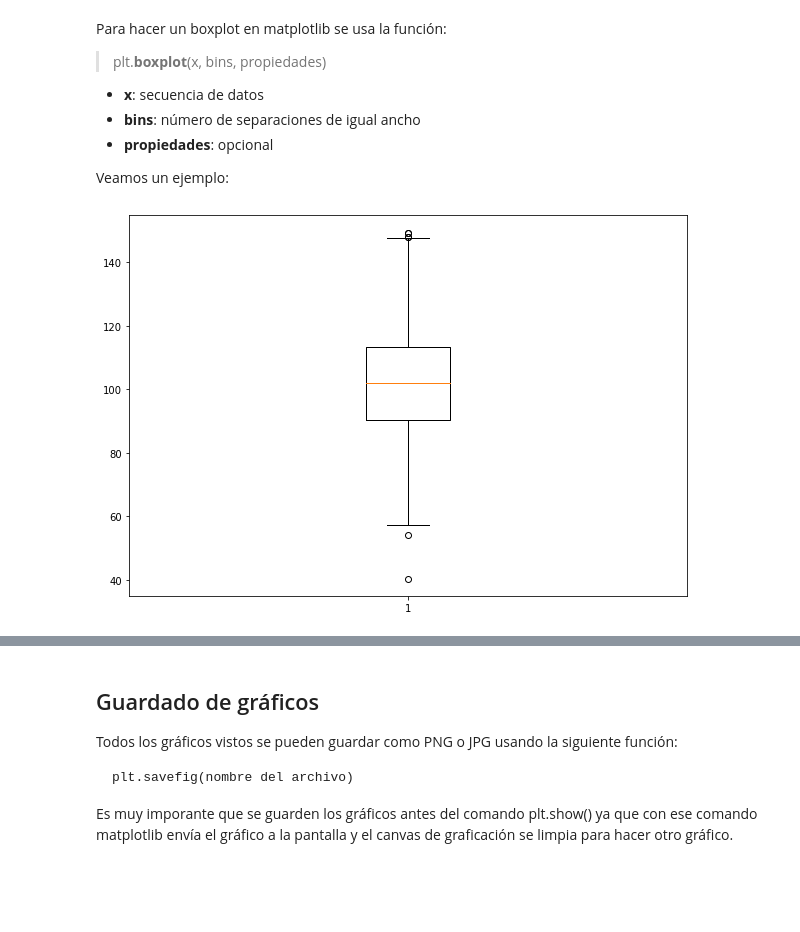
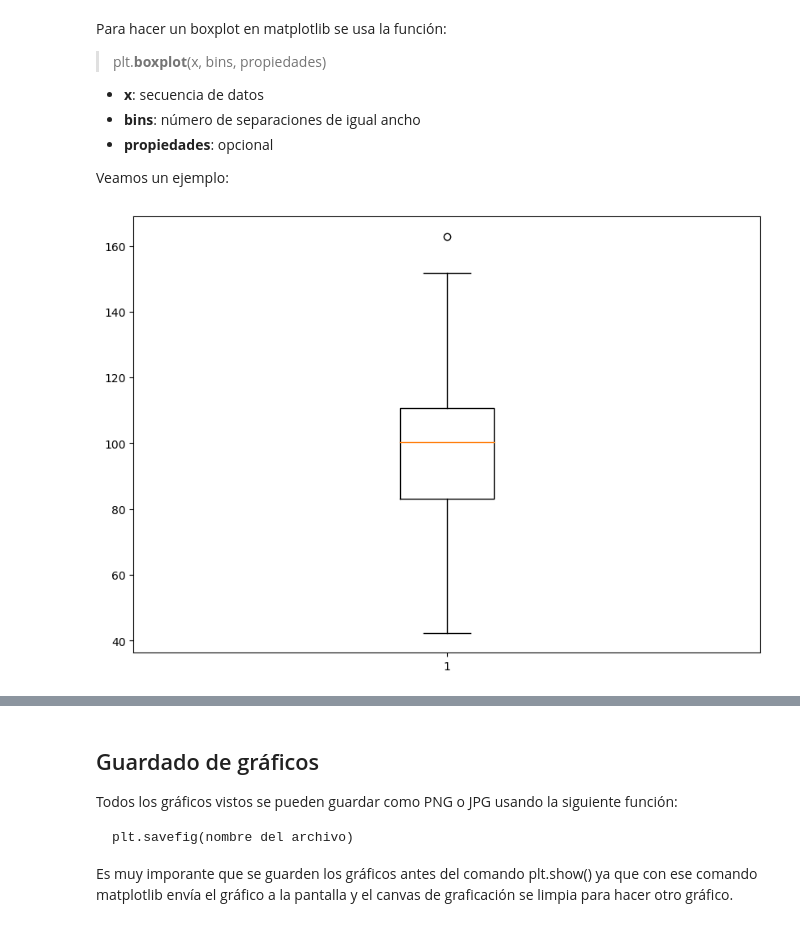
Before and after one commit to ftommasini/taller-python-cientifico, a Jupyter notebook: 3_Visualizacion_Datos.ipynb, the cells around one changed output, grey strips where cells are left out. Saved outputs shown, nothing was run; the diff lists cells and outputs as text; code cells hidden in the pictures; blank space fills up the shorter version.

```diff
--- a/3_Visualizacion_Datos.ipynb
+++ b/3_Visualizacion_Datos.ipynb
@@ -252,15 +232,12 @@ Para hacer un boxplot en matplotlib se usa la función:
 Veamos un ejemplo:
 # %%
 # Ejemplo 1
-import matplotlib.pyplot as plt
-import numpy as np
 
-np.random.seed(10)
 data = np.random.normal(100, 20, 200) # Valores aleatorios, distribución normal, media 100, desvío estándar 20
 
-fig = plt.figure(figsize =(10, 7))    # Definición del tamaño de canvas de la figura
+plt.figure(figsize =(10, 7))    # Definición del tamaño de canvas de la figura
 plt.boxplot(data)                     # Generación de la gráfica
 plt.show()
 # %% [output]
-[figure, old version]
+[figure, new version]
 # %% [markdown]
```
Also changed, not shown: parts of 70 cells of this notebook, 6 other files.
